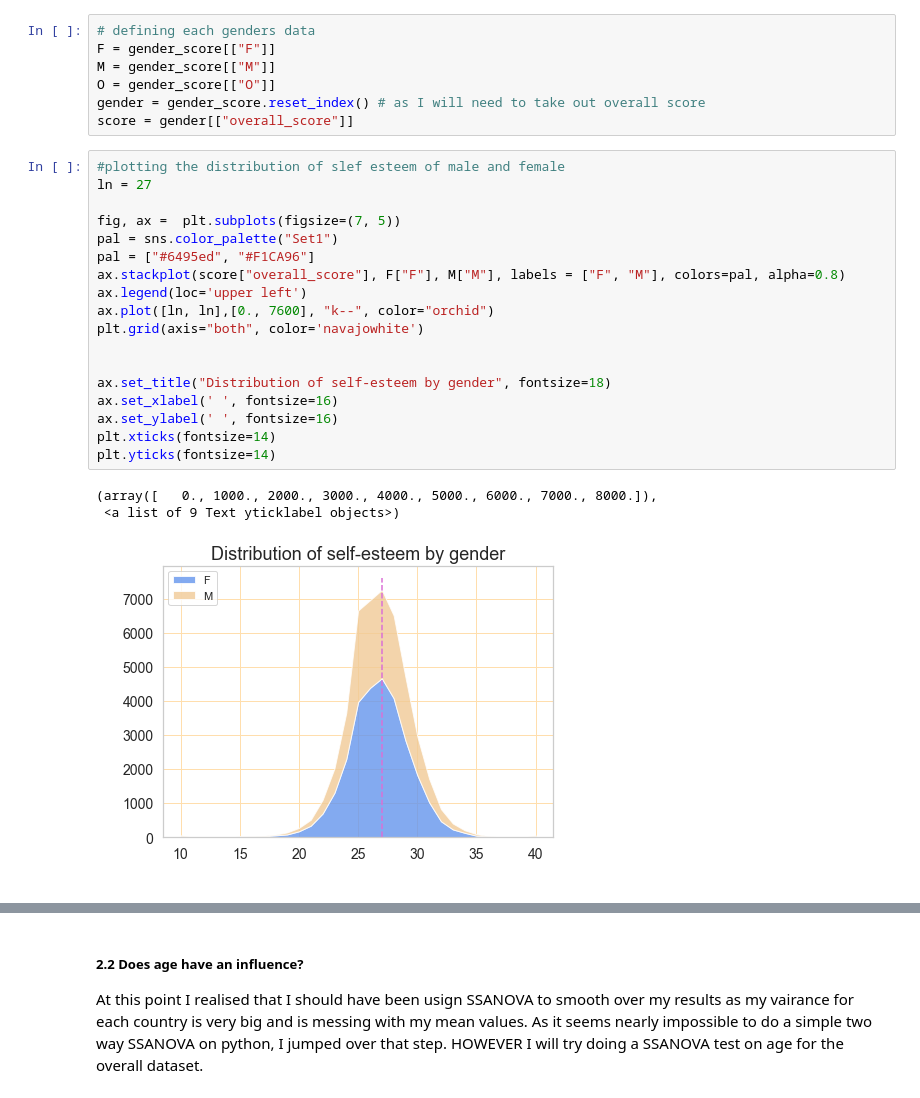
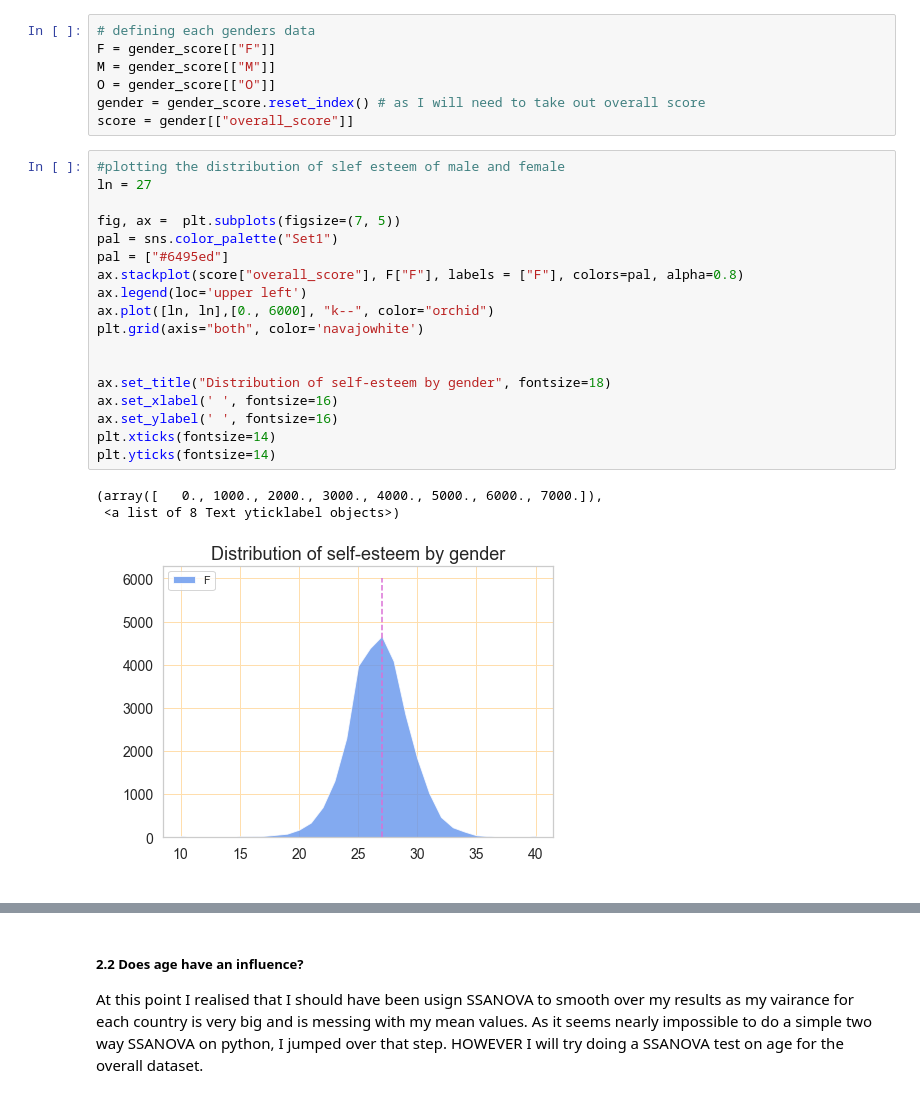
Before and after one commit to FHnt97/Project-Week-5-Your-Own-Project, a Jupyter notebook: your-project/03-Analysis.ipynb, the cells around one changed output, grey strips where cells are left out. Cells and saved outputs as stored; diff of their text form.

Commit message:
graphics correction gender

```diff
--- a/your-project/03-Analysis.ipynb
+++ b/your-project/03-Analysis.ipynb
@@ -374,22 +374,22 @@ score = gender[["overall_score"]]
 # %%
 #plotting the distribution of slef esteem of male and female
 ln = 27
 
 fig, ax =  plt.subplots(figsize=(7, 5))
 pal = sns.color_palette("Set1")
-pal = ["#6495ed", "#F1CA96"]
-ax.stackplot(score["overall_score"], F["F"], M["M"], labels = ["F", "M"], colors=pal, alpha=0.8)
+pal = ["#6495ed"]
+ax.stackplot(score["overall_score"], F["F"], labels = ["F"], colors=pal, alpha=0.8)
 ax.legend(loc='upper left')
-ax.plot([ln, ln],[0., 7600], "k--", color="orchid")
+ax.plot([ln, ln],[0., 6000], "k--", color="orchid")
 plt.grid(axis="both", color='navajowhite')
 
 
 ax.set_title("Distribution of self-esteem by gender", fontsize=18)
 ax.set_xlabel(' ', fontsize=16)
 ax.set_ylabel(' ', fontsize=16)
 plt.xticks(fontsize=14)
 plt.yticks(fontsize=14)
 # %% [output]
-(array([   0., 1000., 2000., 3000., 4000., 5000., 6000., 7000., 8000.]),
- <a list of 9 Text yticklabel objects>)
+(array([   0., 1000., 2000., 3000., 4000., 5000., 6000., 7000.]),
+ <a list of 8 Text yticklabel objects>)
-[figure, old version]
+[figure, new version]
```
Also changed, not shown: parts of 8 cells of this notebook, 4 other files.
